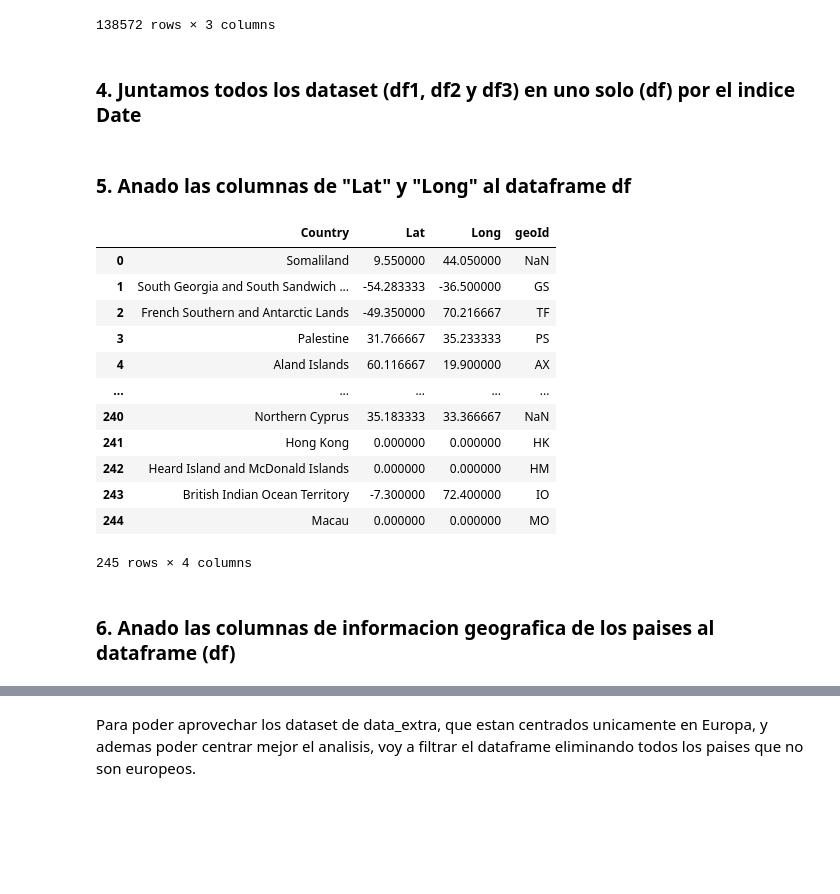
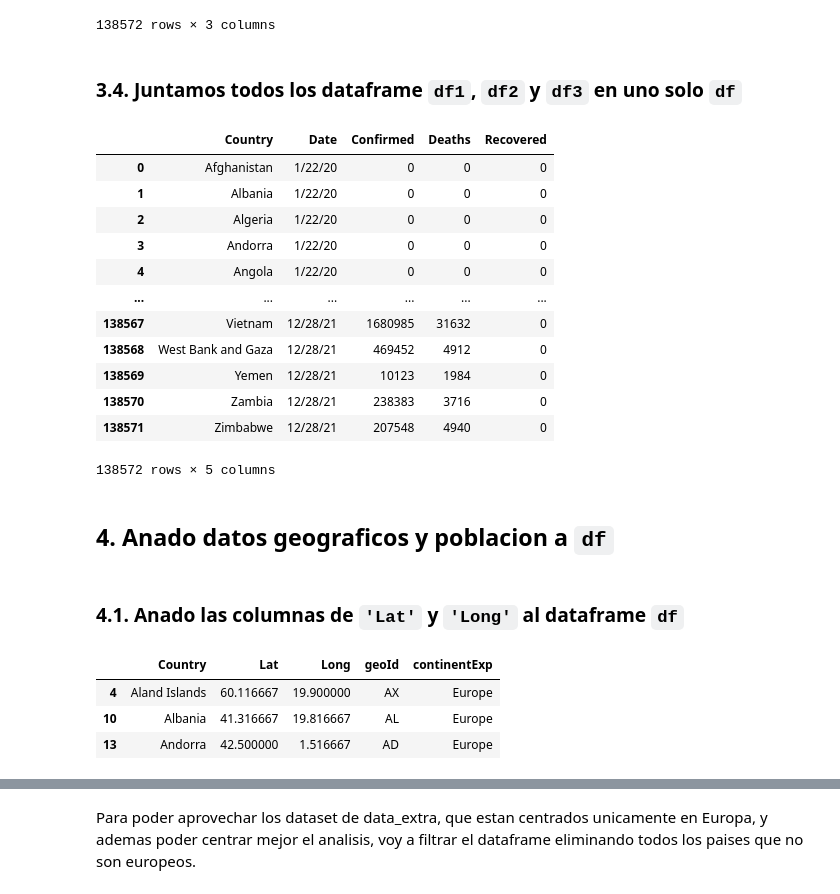
Before and after one commit to ParraCode/Core_Mid_Project-, a Jupyter notebook: data/data_cleaning.ipynb, the cells around one changed output, grey strips where cells are left out. Drawn from its saved outputs; the diff is of its cells as text; code cells hidden in the pictures; blank space fills up the shorter version.

```diff
--- a/data/data_cleaning.ipynb
+++ b/data/data_cleaning.ipynb
@@ -188,7 +196,7 @@ df3.set_index('Date-Country')
 | 12/28/21Zimbabwe | Zimbabwe | 12/28/21 | 0 |
 138572 rows × 3 columns
 # %% [markdown]
-### 4. Juntamos todos los dataset (df1, df2 y df3) en uno solo (df) por el indice Date
+### 3.4. Juntamos todos los dataframe `df1`, `df2` y `df3` en uno solo `df`
 # %%
 # Creo un primer dataframe final (df_f1), mergeando df1 y df2 por 'Date-Country'
 df = pd.merge(df1, df2 , how='left', on='Date-Country')
@@ -202,33 +210,43 @@ df = df.drop(['Date-Country','Country/Region_y','Date_y', 'Country/Region_x','Da
 # Reordeno las Columnas
 df = df[['Country/Region','Date','Confirmed','Deaths','Recovered']]
 df = df.rename(columns={'Country/Region':'Country'})
+df
+# %% [output]
+|  | Country | Date | Confirmed | Deaths | Recovered |
+| 0 | Afghanistan | 1/22/20 | 0 | 0 | 0 |
+| 1 | Albania | 1/22/20 | 0 | 0 | 0 |
+| 2 | Algeria | 1/22/20 | 0 | 0 | 0 |
+| 3 | Andorra | 1/22/20 | 0 | 0 | 0 |
+| 4 | Angola | 1/22/20 | 0 | 0 | 0 |
+| ... | ... | ... | ... | ... | ... |
+| 138567 | Vietnam | 12/28/21 | 1680985 | 31632 | 0 |
+| 138568 | West Bank and Gaza | 12/28/21 | 469452 | 4912 | 0 |
+| 138569 | Yemen | 12/28/21 | 10123 | 1984 | 0 |
+| 138570 | Zambia | 12/28/21 | 238383 | 3716 | 0 |
+| 138571 | Zimbabwe | 12/28/21 | 207548 | 4940 | 0 |
+138572 rows × 5 columns
+# %% [markdown]
+## 4. Anado datos geograficos y poblacion a `df`
 # %% [markdown]
-### 5. Anado las columnas de "Lat" y "Long" al dataframe df
+### 4.1. Anado las columnas de `'Lat'` y `'Long'` al dataframe `df`
 # %%
 df4 = pd.read_csv("data_extra/concap.csv")
-df4.drop(df4.columns.difference(['CountryName','CapitalLatitude','CapitalLongitude','CountryCode']), 1, inplace=True)
+df4 = df4.drop(['CapitalName'], axis=1)
 df4 = df4.drop_duplicates()
+
+filter_continent = df4['ContinentName'] == 'Europe'
+df4 = df4[filter_continent]
 
 df4 = df4.rename(columns={'CountryName':'Country',
                           'CapitalLatitude':'Lat',
                           'CapitalLongitude':'Long',
-                          'CountryCode':'geoId'})
-df4
+                          'CountryCode':'geoId',
+                          'ContinentName':'continentExp'})
+df4.head(3)
 # %% [output]
-|  | Country | Lat | Long | geoId |
-| 0 | Somaliland | 9.550000 | 44.050000 | NaN |
-| 1 | South Georgia and South Sandwich ... | -54.283333 | -36.500000 | GS |
-| 2 | French Southern and Antarctic Lands | -49.350000 | 70.216667 | TF |
-| 3 | Palestine | 31.766667 | 35.233333 | PS |
-| 4 | Aland Islands | 60.116667 | 19.900000 | AX |
-| ... | ... | ... | ... | ... |
-| 240 | Northern Cyprus | 35.183333 | 33.366667 | NaN |
-| 241 | Hong Kong | 0.000000 | 0.000000 | HK |
-| 242 | Heard Island and McDonald Islands | 0.000000 | 0.000000 | HM |
-| 243 | British Indian Ocean Territory | -7.300000 | 72.400000 | IO |
-| 244 | Macau | 0.000000 | 0.000000 | MO |
+|  | Country | Lat | Long | geoId | continentExp |
+| 4 | Aland Islands | 60.116667 | 19.900000 | AX | Europe |
+| 10 | Albania | 41.316667 | 19.816667 | AL | Europe |
+| 13 | Andorra | 42.500000 | 1.516667 | AD | Europe |
-245 rows × 4 columns
 # %%
 df = pd.merge(df, df4 , how='left', on='Country')
-# %% [markdown]
-### 6. Anado las columnas de informacion geografica de los paises al dataframe (df)
```
Also changed, not shown: parts of 51 cells of this notebook, 1 other file.
